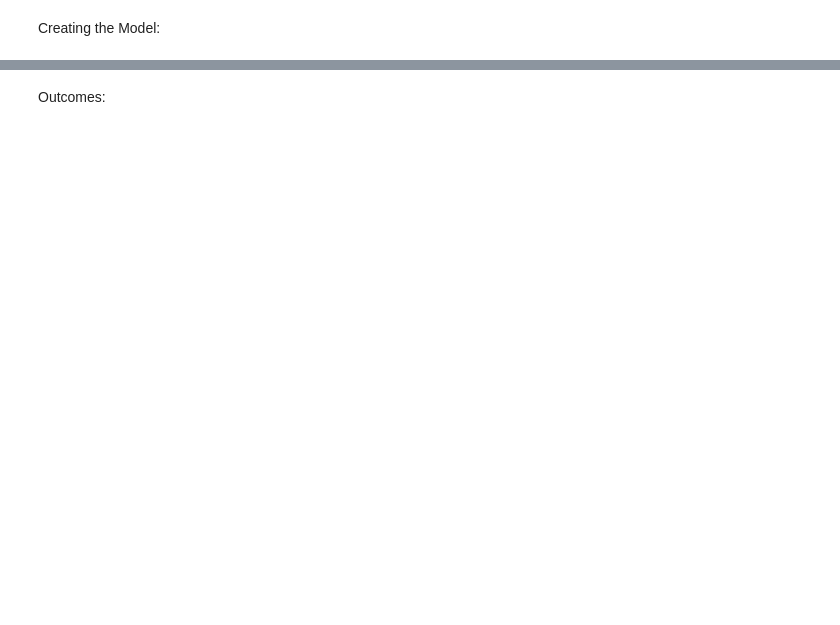
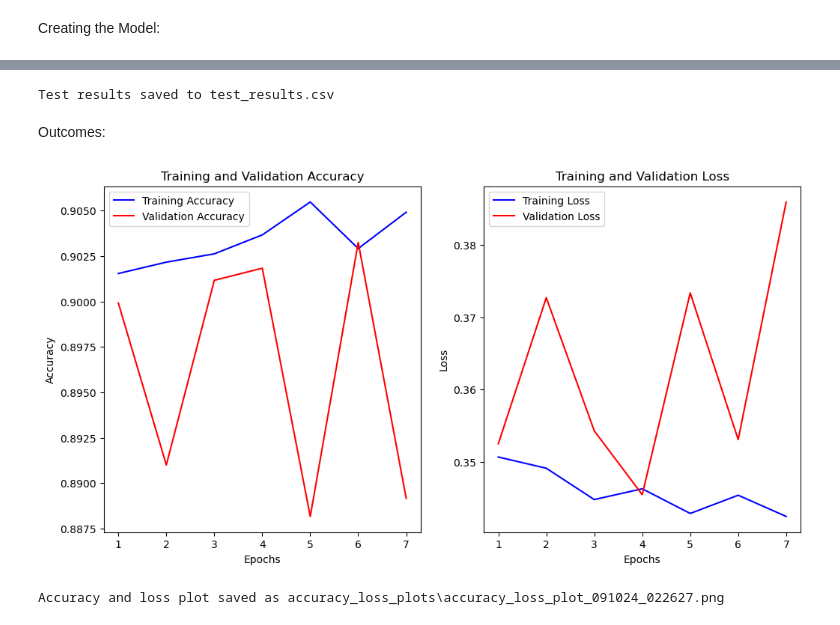
Before and after one commit to KPate04/IntroDataMining, a Jupyter notebook: Project_2/FashionMNIST_CNN.ipynb, the cells around one changed output, grey strips where cells are left out. Drawn from its saved outputs; the diff is of its cells as text; code cells hidden in the pictures; blank space fills up the shorter version.

```diff
--- a/Project_2/FashionMNIST_CNN.ipynb
+++ b/Project_2/FashionMNIST_CNN.ipynb
@@ -65,0 +141,7 @@ Training the Model:
+# %%
+# Compile the model
+model.compile(optimizer='adam',
+              loss='sparse_categorical_crossentropy',
+              metrics=['accuracy'])
+# adding early stopping to avoid overfitting
+early_stopping = EarlyStopping(monitor='val_loss', patience=3, restore_best_weights=True)
@@ -65,0 +151,4 @@ Training the Model:
+# %%
+# Train the model
+    # added early_stopping and increased epochs for early stopping to take effect trial 3 and onward to prevent overfitting
+history = model.fit(train_images, train_labels, epochs=15, validation_split=0.2, callbacks=[early_stopping])
@@ -66,2 +207,58 @@ Training the Model:
+# %%
+# -- SAVING TEST ACCURACY OF MODEL --
+
+# CSV file to store test results
+test_results_file = 'test_results.csv'
+
+# Append test results to a separate CSV file
+if not os.path.exists(test_results_file):
+    with open(test_results_file, mode='w', newline='') as file:
+        writer = csv.writer(file)
+        writer.writerow(['Timestamp', 'Test Accuracy', 'Test Loss'])
+
+with open(test_results_file, mode='a', newline='') as file:
+    writer = csv.writer(file)
+    # Append test accuracy and loss with timestamp
+    writer.writerow([timestamp, test_acc, test_loss])
+
+print(f'Test results saved to {test_results_file}')
+# %% [output]
+Test results saved to test_results.csv
 # %% [markdown]
 Outcomes:
+# %%
+# -- TRAINING & VALIDATION ACCURACY & LOSS PLOTS --
+# Plot training & validation accuracy values
+epochs = range(1, len(history.history['accuracy']) + 1)
+# Generate timestamp
+timestamp = datetime.now().strftime('%d%m%y_%H%M%S')
+
+# Plot training & validation accuracy
+plt.figure(figsize=(12, 6))
+plt.subplot(1, 2, 1)
+plt.plot(epochs, history.history['accuracy'], 'b', label='Training Accuracy')
+plt.plot(epochs, history.history['val_accuracy'], 'r', label='Validation Accuracy')
+plt.title('Training and Validation Accuracy')
+plt.xlabel('Epochs')
+plt.ylabel('Accuracy')
+plt.legend()
+
+# Plot training & validation loss
+plt.subplot(1, 2, 2)
+plt.plot(epochs, history.history['loss'], 'b', label='Training Loss')
+plt.plot(epochs, history.history['val_loss'], 'r', label='Validation Loss')
+plt.title('Training and Validation Loss')
+plt.xlabel('Epochs')
+plt.ylabel('Loss')
+plt.legend()
+
+# Save the plot
+accuracy_loss_plot_filename = f'accuracy_loss_plots\\accuracy_loss_plot_{timestamp}.png'
+plt.savefig(accuracy_loss_plot_filename)
+plt.show()
+print(f'Accuracy and loss plot saved as {accuracy_loss_plot_filename}')
+
+plt.show()
+# %% [output]
+[figure, added]
+Accuracy and loss plot saved as accuracy_loss_plots\accuracy_loss_plot_091024_022627.png
```
Also changed, not shown: parts of 14 cells of this notebook, 35 other files.
